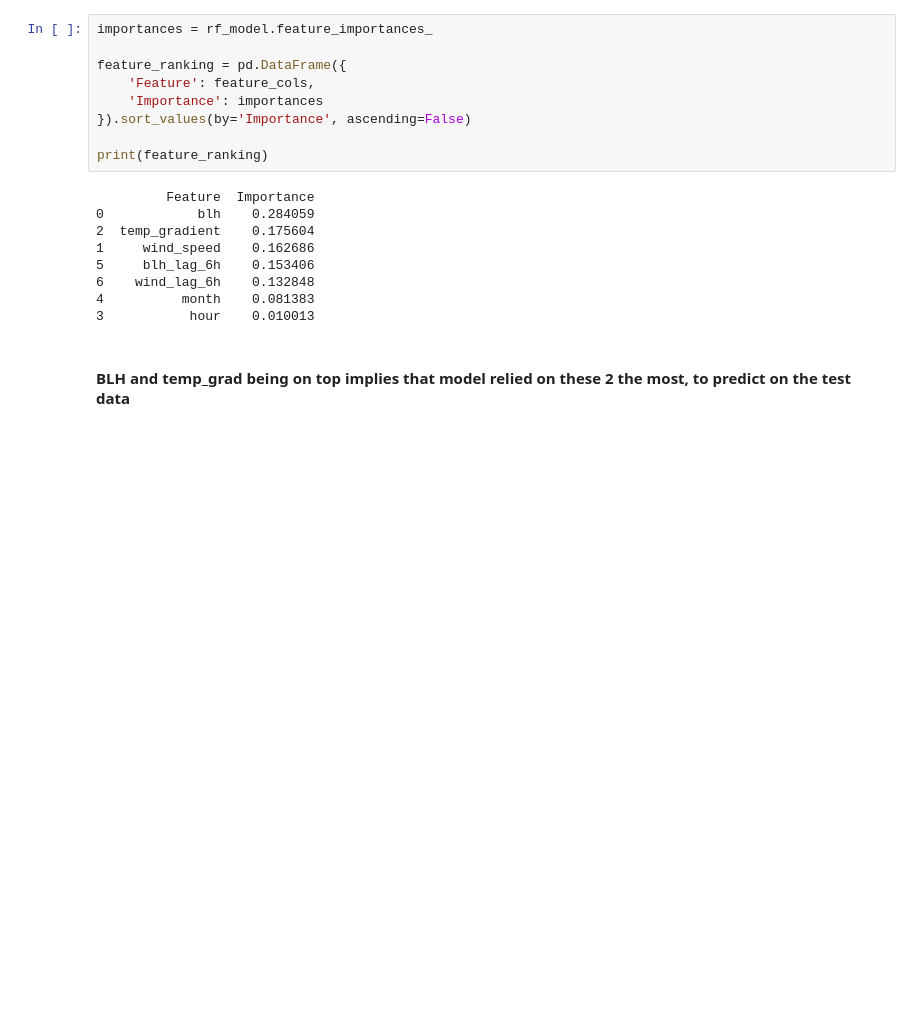
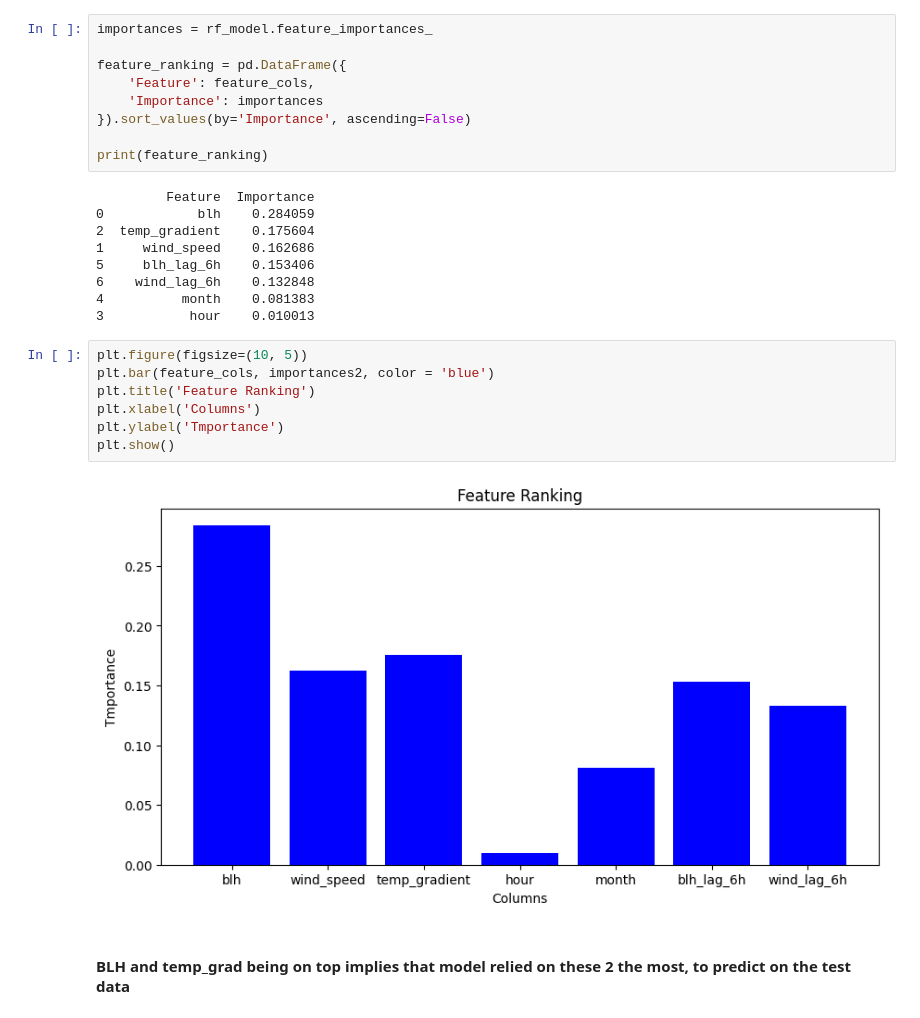
Before and after one commit to Meetbuilds/GlobeX, a Jupyter notebook: Source Code (jupyter notebooks)/MasterSet _and_Model Trainning.ipynb, the cells around one changed output. Drawn from its saved outputs; the diff is of its cells as text; blank space fills up the shorter version.

```diff
--- a/Source Code (jupyter notebooks)/MasterSet _and_Model Trainning.ipynb
+++ b/Source Code (jupyter notebooks)/MasterSet _and_Model Trainning.ipynb
@@ -250,6 +250,15 @@ print(feature_ranking)
 6    wind_lag_6h    0.132848
 4          month    0.081383
 3           hour    0.010013
+# %%
+plt.figure(figsize=(10, 5))
+plt.bar(feature_cols, importances2, color = 'blue')
+plt.title('Feature Ranking')
+plt.xlabel('Columns')
+plt.ylabel('Tmportance')
+plt.show()
+# %% [output]
+[figure, added]
 # %% [markdown]
 #### BLH and temp_grad being on top implies that model relied on these 2 the most, to predict on the test data
 # %% [markdown]
```
Also changed, not shown: parts of 1 cell of this notebook.
